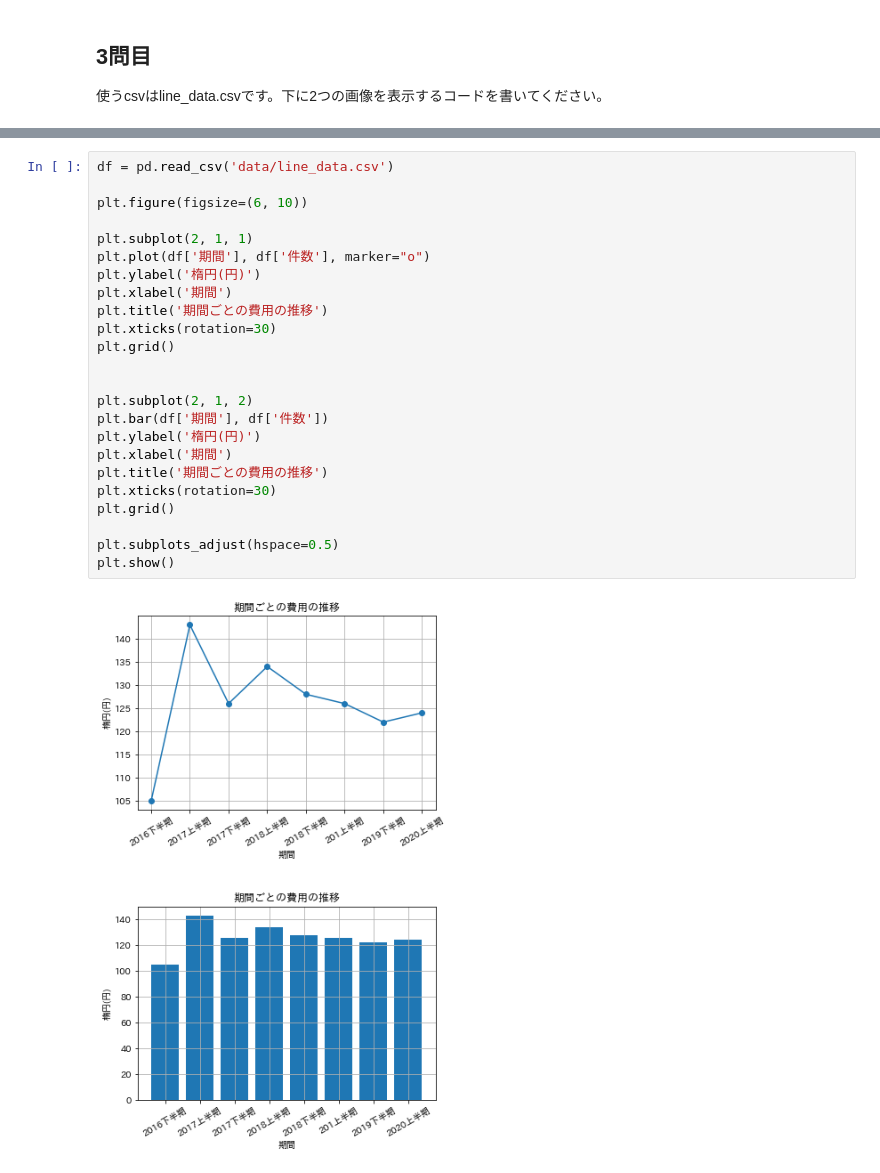
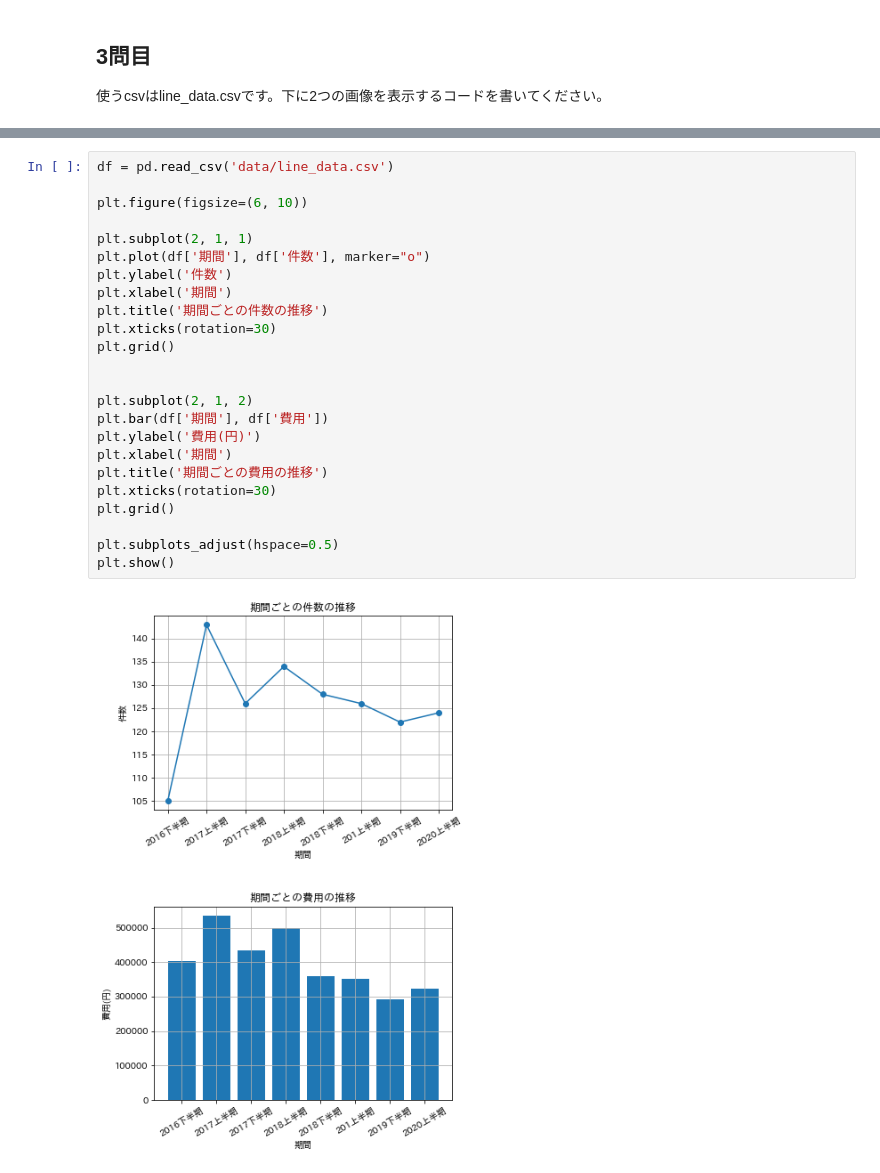
Before and after one commit to kaha01441212/BasicPython, a Jupyter notebook: matplotlib_exercise.ipynb, the cells around one changed output, grey strips where cells are left out. Saved outputs shown, nothing was run; the diff lists cells and outputs as text.

```diff
--- a/matplotlib_exercise.ipynb
+++ b/matplotlib_exercise.ipynb
@@ -63,26 +63,26 @@ plt.show()
 # %%
 df = pd.read_csv('data/line_data.csv')
 
 plt.figure(figsize=(6, 10))
 
 plt.subplot(2, 1, 1)
 plt.plot(df['期間'], df['件数'], marker="o")
-plt.ylabel('楕円(円)')
+plt.ylabel('件数')
 plt.xlabel('期間')
-plt.title('期間ごとの費用の推移')
+plt.title('期間ごとの件数の推移')
 plt.xticks(rotation=30)
 plt.grid()
 
 
 plt.subplot(2, 1, 2)
-plt.bar(df['期間'], df['件数'])
-plt.ylabel('楕円(円)')
+plt.bar(df['期間'], df['費用'])
+plt.ylabel('費用(円)')
 plt.xlabel('期間')
 plt.title('期間ごとの費用の推移')
 plt.xticks(rotation=30)
 plt.grid()
 
 plt.subplots_adjust(hspace=0.5)
 plt.show()
 # %% [output]
-[figure, old version]
+[figure, new version]
```
